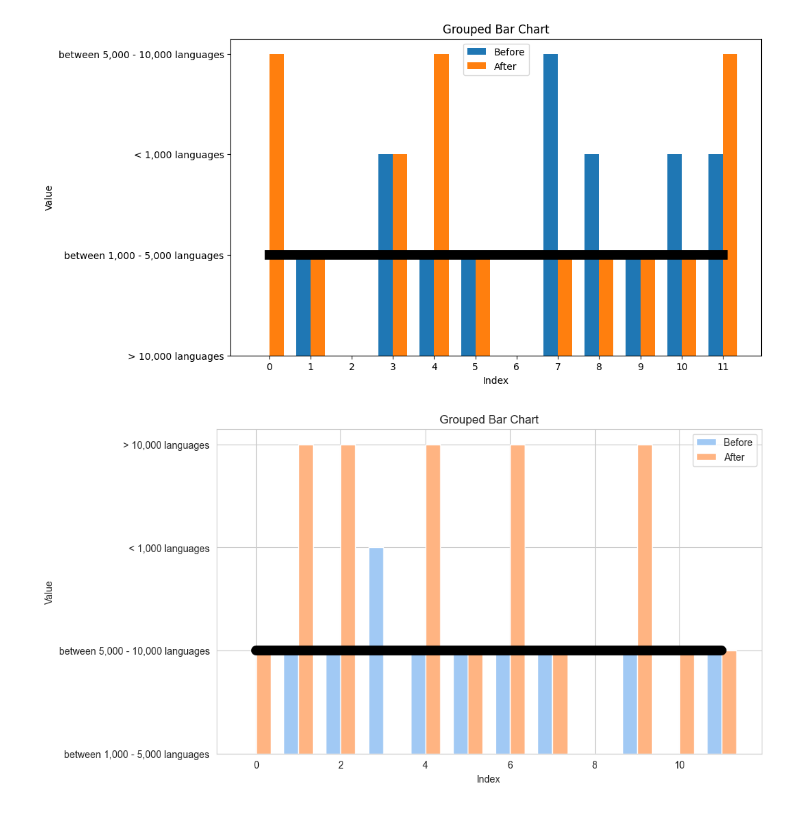
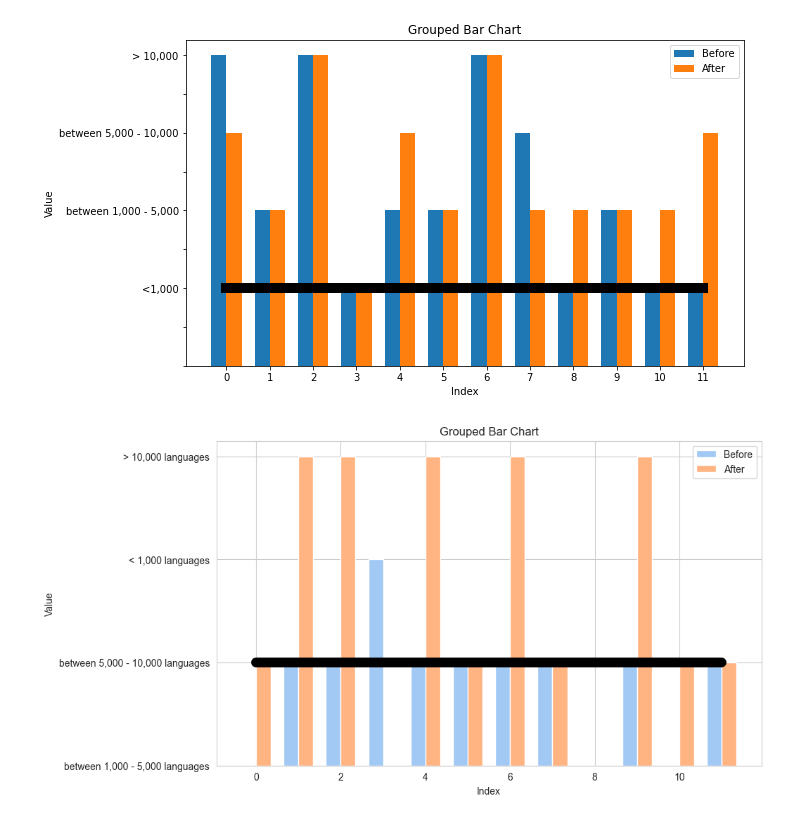
Before and after one commit to gcwarren/LanguageStatusVisualizationProject, a Jupyter notebook: ipynb_files/data_impact_analysis.ipynb, the cells around one changed output. Saved outputs shown, nothing was run; the diff lists cells and outputs as text; code cells hidden in the pictures.

```diff
--- a/ipynb_files/data_impact_analysis.ipynb
+++ b/ipynb_files/data_impact_analysis.ipynb
@@ -72,47 +64,55 @@ quantitative_columns = [
 before_responses = impact_data[impact_data['Are you answering this survey before or after viewing the provided website? '] == 'Before']
 after_responses = impact_data[impact_data['Are you answering this survey before or after viewing the provided website? '] == 'After']
 # %%
+value_mapping = { '< 1,000 languages': 1, \
+                 'between 1,000 - 5,000 languages': 2, \
+                    'between 5,000 - 10,000 languages': 3, \
+                    '> 10,000 languages': 4 }
+
 a= before_responses['How many endangered or extinct languages do you think are in the world?']
 b= after_responses['How many endangered or extinct languages do you think are in the world?']
 
 a.index = range(len(a))
 b.index = range(len(b))
+
+a2 = a.replace(value_mapping)
+b2 = b.replace(value_mapping)
 
 # Create the figure and axes
 fig, ax = plt.subplots(figsize=(10, 6))
 
 # Define the x-axis positions
 x = np.arange(len(a))
 
 # Define the width of each bar
 width = 0.35
 
 # Plot the bars for 'a'
-ax.bar(x - width/2, a, width, label='Before')
+ax.bar(x - width/2, a2, width, label='Before')
 
 # Plot the bars for 'b'
-ax.bar(x + width/2, b, width, label='After')
+ax.bar(x + width/2, b2, width, label='After')
 
 # Add labels, title, and legend
 ax.set_xlabel('Index')
 # ax.set_yticks(ticks = [1, 2, 3, 4], labels = ['<1,000', 'between 1,000 - 5,000', 'between 5,000 - 10,000', '> 10,000'])
 
 # ax.set_yticks([1, 2, 3, 4]) #my line: will move ticks up but doesn't change order or limits
-# ax.set_yticklabels(['<1,000', 'between 1,000 - 5,000', 'between 5,000 - 10,000', '> 10,000']) #my line
+ax.set_yticklabels(['', '', '<1,000', '', 'between 1,000 - 5,000', '', 'between 5,000 - 10,000', '', '> 10,000']) #my line
 ax.set_ylabel('Value')
 ax.set_title('Grouped Bar Chart')
 ax.set_xticks(x)
 ax.set_xticklabels(x)
 ax.legend()
 
 #make horizontal line at y=1
 plt.plot(range(0, 12), [1]*12, color='black', linewidth=10)
 
 # Show the plot
 plt.show()
 # plt.hist(b, bins=10, alpha=0.5, label='After', ax=axs[1])
 # %% [output]
-[figure, old version]
+[figure, new version]
 # %%
 a= before_responses['How many languages do you think are presently spoken in the world?']
 # plt.hist(a, bins=10, alpha=0.5, label='Before', ax=axs[0])
```
Also changed, not shown: parts of 1 cell of this notebook.
